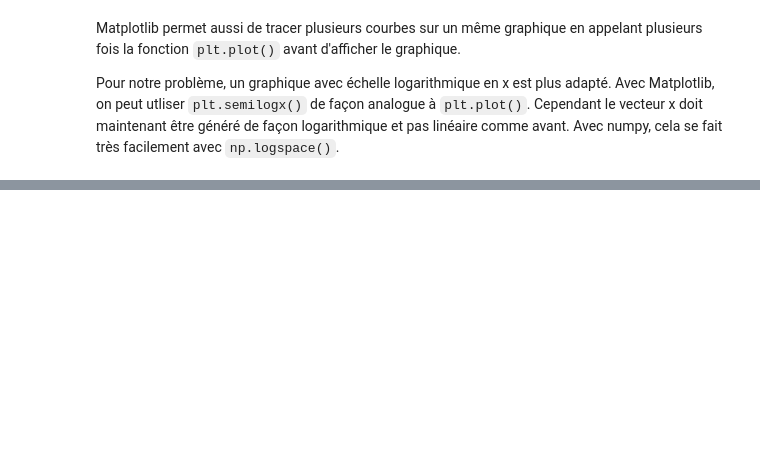
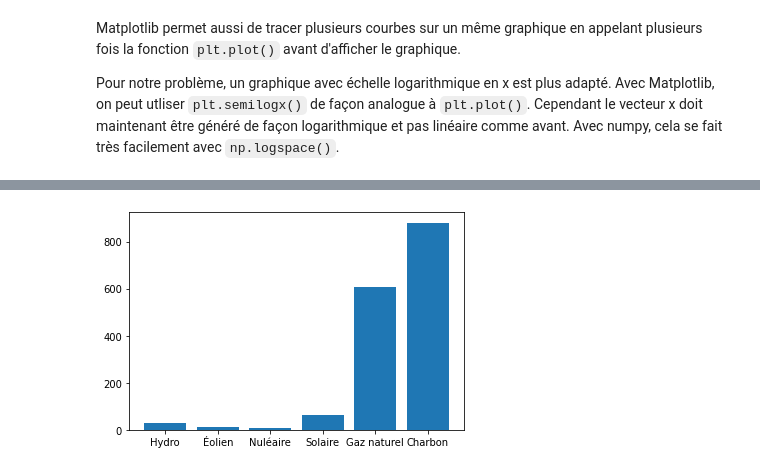
Before and after one commit to gch-poly/gch-python, a Jupyter notebook: theme3/theme3.ipynb, the cells around one changed output, grey strips where cells are left out. Saved outputs shown, nothing was run; the diff lists cells and outputs as text; code cells hidden in the pictures; blank space fills up the shorter version.

```diff
--- a/theme3/theme3.ipynb
+++ b/theme3/theme3.ipynb
@@ -161,0 +226,9 @@ plt.show()
+# %%
+co2_eq = {
+    'Hydro': 28,
+    'Éolien': 14,
+    'Nuléaire': 8,
+    'Solaire': 64,
+    'Gaz naturel': 608,
+    'Charbon': 880,
+}
@@ -161,0 +246,12 @@ plt.show()
+# %%
+# Isoler les clés du dictionnaire dans une liste
+sources = list(co2_eq.keys())
+# Isoler les valeurs du dictionnaire dans une liste
+valeurs = list(co2_eq.values())
+
+# Afficher le graphique à barres
+plt.bar(sources, valeurs, align='center')
+#plt.barh(sources, valeurs, align='center') # Pour barres horizontales
+plt.show()
+# %% [output]
+[figure, added]
```
Also changed, not shown: parts of 18 cells of this notebook.
